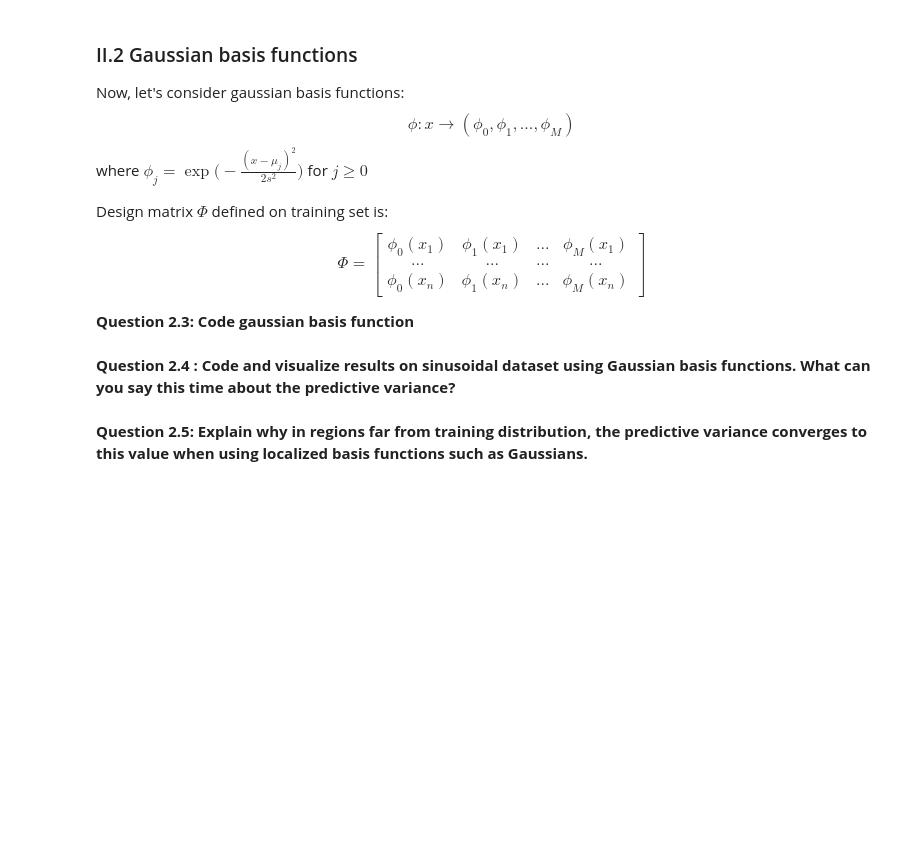
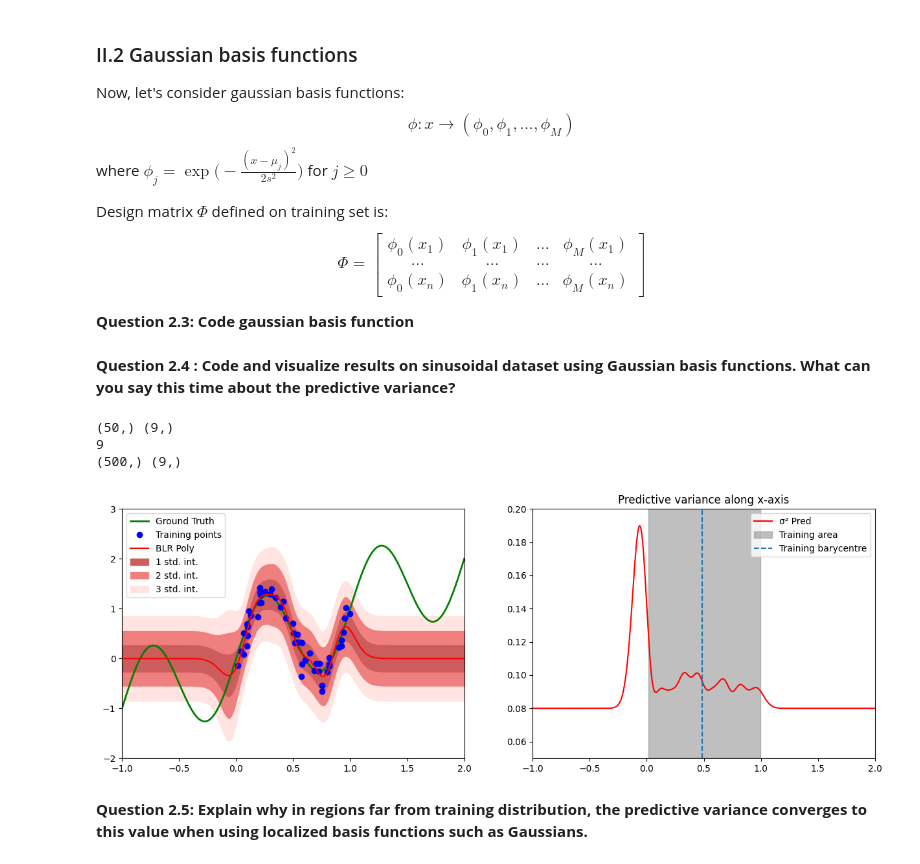
Before and after one commit to balthazarneveu/MVA23_DEEP_LEARNING_THEORY_FOUNDATIONS, a Jupyter notebook: TP1_Bayesian_Linear_Regression.ipynb, the cells around one changed output. Drawn from its saved outputs; the diff is of its cells as text; code cells hidden in the pictures; blank space fills up the shorter version.

```diff
--- a/TP1_Bayesian_Linear_Regression.ipynb
+++ b/TP1_Bayesian_Linear_Regression.ipynb
@@ -341,7 +376,7 @@ MU_MAX = 1
 M = 9
 
 def phi_gaussian(x) :
-    """ Gaussian Basis Functions
+    """Gaussian Basis Functions
 
     Args:
       x: (float) 1D input
@@ -350,6 +385,9 @@ def phi_gaussian(x) :
       (array) gaussian features of x
     """
     s = (MU_MAX-MU_MIN)/M
-    return np.exp(-(x - np.arange(MU_MIN, MU_MAX, s)) ** 2 / (2 * s * s))
+    print(x.shape, np.arange(MU_MIN, MU_MAX, s).shape)
+    mean_range = np.arange(MU_MIN, MU_MAX, s)
+    diferences  = np.expand_dims(x, axis=1) - np.expand_dims(mean_range, axis=0).repeat(x.shape, axis=0)
+    return np.exp(-(diferences)** 2 / (2 * s * s))
 # %% [markdown]
 **Question 2.4 : Code and visualize results on sinusoidal dataset using Gaussian basis functions. What can you say this time about the predictive variance?**
@@ -361,2 +394,21 @@ def phi_gaussian(x) :
+# %%
+f_pred = closed_form(
+    phi_gaussian,
+    dataset_sinus['X_train'], dataset_sinus['y_train'],
+                     dataset_sinus['ALPHA'], dataset_sinus['BETA'])
+
+y_pred, y_pred_std = f_pred(dataset_sinus['X_test'])
+
+plot_results(
+    dataset_sinus['X_train'], dataset_sinus['y_train'],
+    dataset_sinus['X_test'], dataset_sinus['y_test'],
+    y_pred, y_pred_std,
+    xmin=-1, xmax=2, ymin=-2, ymax=3, stdmin=0.05, stdmax=0.2
+)
+# %% [output]
+(50,) (9,)
+9
+(500,) (9,)
+[figure, added]
 # %% [markdown]
 **Question 2.5: Explain why in regions far from training distribution, the predictive variance converges to this value when using localized basis functions such as Gaussians.**
```
Also changed, not shown: parts of 12 cells of this notebook.
